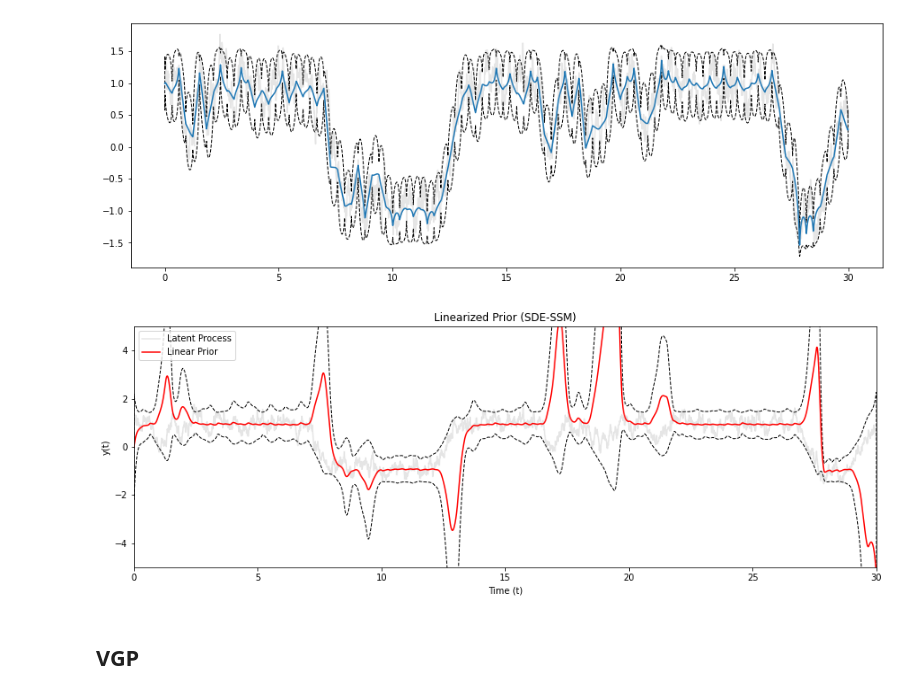
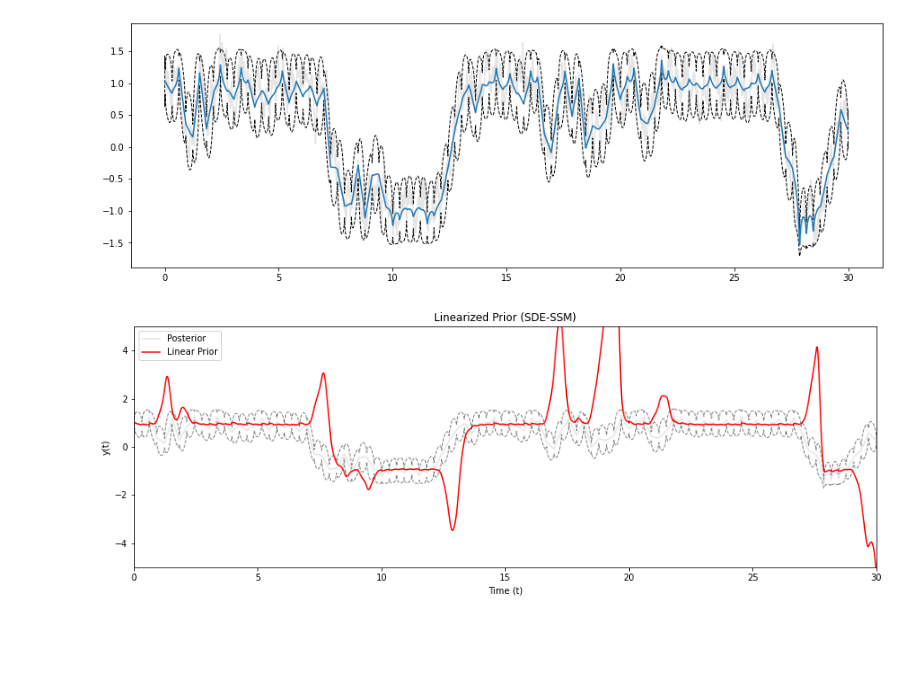
Before and after one commit to secondmind-labs/markovflow, a Jupyter notebook: docs/sde/dw/notebooks/linearize_prior.ipynb, the cells around one changed output. Drawn from its saved outputs; the diff is of its cells as text; code cells hidden in the pictures; blank space fills up the shorter version.

```diff
--- a/docs/sde/dw/notebooks/linearize_prior.ipynb
+++ b/docs/sde/dw/notebooks/linearize_prior.ipynb
@@ -85,3 +86,16 @@ likelihood = Gaussian(noise_var)
 obs_data = (obs_grid, tf.squeeze(obs_vals, axis=0))
 # %% [markdown]
 ## SDE-SSM
+# %%
+ssm_model = SDESSM(input_data=obs_data, prior_sde=prior_sde, grid=time_grid, likelihood=likelihood, learning_rate=.9)
+
+# Set initial statistics and posterior path
+ssm_model.initial_mean = 1. + 0. * ssm_model.initial_mean
+ssm_model.initial_chol_cov = .5 + 0. * ssm_model.initial_chol_cov
+
+ssm_model.fx_mus = tf.reshape(latent_process, ssm_model.fx_mus.shape)
+ssm_model.fx_covs = .1 + 0. * ssm_model.fx_covs
+
+ssm_model.linearization_pnts = (tf.identity(ssm_model.fx_mus[:, :-1, :]),
+                                tf.identity(ssm_model.fx_covs[:, :-1, :, :]))
+ssm_model._linearize_prior()
@@ -136,26 +172,28 @@ ssm_lin_prior_m = ssm_lin_prior_marginals[0].numpy().reshape(-1)
 ssm_lin_prior_S = ssm_lin_prior_marginals[1].numpy().reshape(-1)
 # %%
 plt.rcParams["figure.figsize"] = [15, 5]
-plt.plot(time_grid, tf.reshape(latent_process, (-1)), label="Latent Process", alpha=0.2, color="gray")
 
-plt.plot(time_grid, ssm_lin_prior_m, label="Linear Prior", color="red")
+plt.plot(time_grid, ssm_model.fx_mus.numpy().reshape(-1), label="Posterior", alpha=0.2, color="gray")
 plt.fill_between(
             time_grid,
-            y1=(ssm_lin_prior_m - 2 * np.sqrt(ssm_lin_prior_S)),
-            y2=(ssm_lin_prior_m + 2 * np.sqrt(ssm_lin_prior_S)),
-            edgecolor="black",
+            y1=(ssm_model.fx_mus.numpy().reshape(-1) - 2 * np.sqrt(ssm_model.fx_covs.numpy().reshape(-1))),
+            y2=(ssm_model.fx_mus.numpy().reshape(-1) + 2 * np.sqrt(ssm_model.fx_covs.numpy().reshape(-1))),
+            edgecolor="gray",
             facecolor=(0, 0, 0, 0.),
             linestyle='dashed'
         )
+
+
+plt.plot(time_grid, ssm_lin_prior_m, label="Linear Prior", color="red")
+
+
 
 plt.xlabel("Time (t)")
 plt.ylabel("y(t)")
 plt.xlim([t0, t1])
 plt.ylim([-5 ,5])
 plt.title("Linearized Prior (SDE-SSM)")
 plt.legend()
 plt.show()
 # %% [output]
-[figure, old version]
+[figure, new version]
-# %% [markdown]
-## VGP
```
Also changed, not shown: parts of 7 cells of this notebook, 2 other files.
